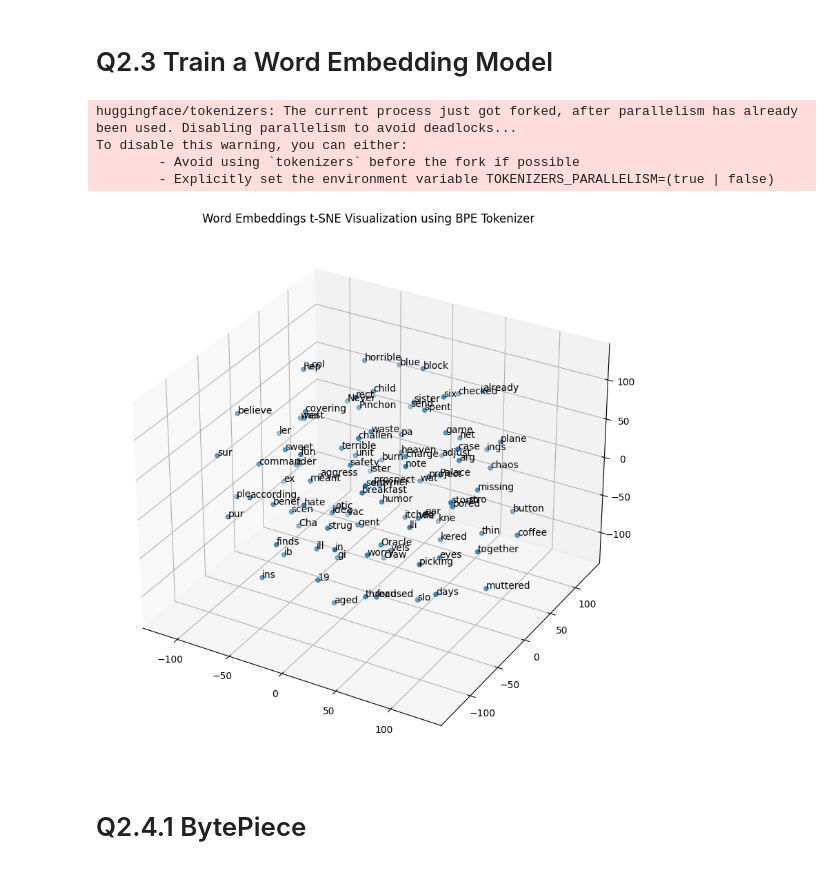
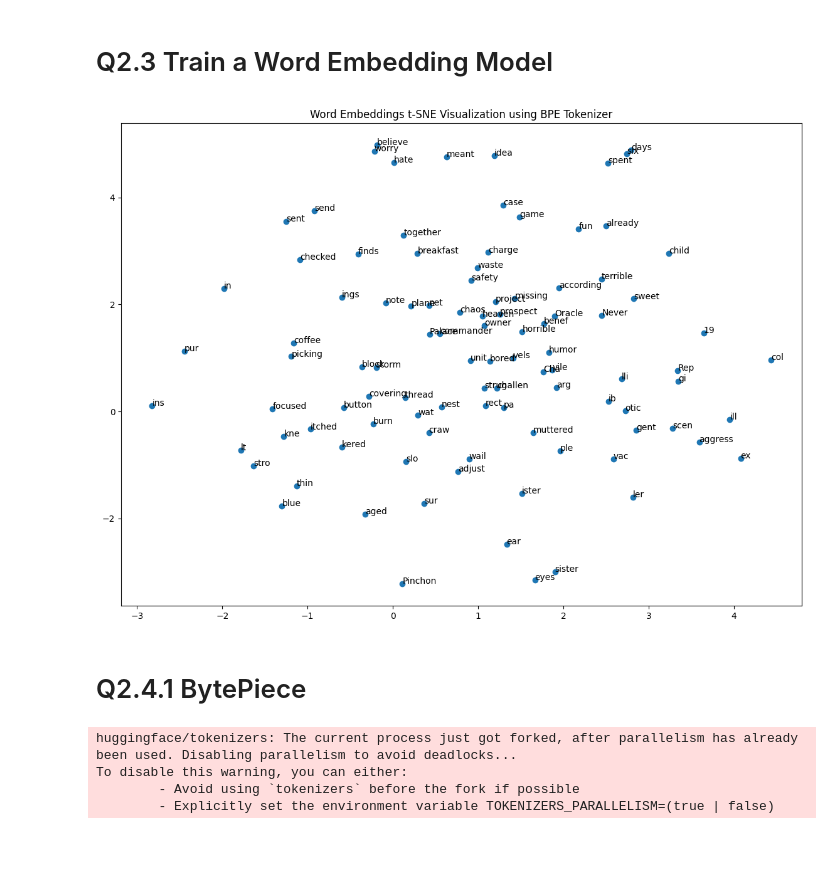
Before and after one commit to Zicheng2333/nlp_2024, a Jupyter notebook: ass01/12212609_谢子成.ipynb, the cells around one changed output. Cells and saved outputs as stored; diff of their text form; code cells hidden in the pictures.

```diff
--- a/ass01/12212609_谢子成.ipynb
+++ b/ass01/12212609_谢子成.ipynb
@@ -18,45 +18,39 @@ tokenizer.train(files=["data.txt"], trainer=trainer)
 import random
 import matplotlib.pyplot as plt
 from sklearn.manifold import TSNE
 from gensim.models import Word2Vec
 import numpy as np
 
 random.seed(114)
 np.random.seed(514)
 
-with open('data.txt','r',encoding='utf-8') as file:
+with open('data.txt', 'r', encoding='utf-8') as file:
     data = file.readlines()
 
-#sentences = [line.strip().split() for line in data]
 sentences = [tokenizer.encode(line.strip()).tokens for line in data]
 
 word2vec_model = Word2Vec(sentences, vector_size = 100, window=5, min_count=10, sg=0, workers=1, seed=0)
 
 words = list(word2vec_model.wv.index_to_key)
 random_words = random.sample(words,100)
 
 word_vectors = np.array([word2vec_model.wv[word] for word in random_words])
 
 # TODO visualization
-tsne = TSNE(n_components=3, random_state=114)
+tsne = TSNE(n_components=2, random_state=114)
 word_vectors_tsne = tsne.fit_transform(word_vectors)
 
-fig = plt.figure(figsize=(14, 10))
-ax = fig.add_subplot(111, projection='3d')
+plt.figure(figsize=(14, 10))
 
-ax.scatter(word_vectors_tsne[:, 0], word_vectors_tsne[:, 1], word_vectors_tsne[:, 2])
+plt.scatter(word_vectors_tsne[:, 0], word_vectors_tsne[:, 1])
 
 for i, word in enumerate(random_words):
-    ax.text(word_vectors_tsne[i, 0], word_vectors_tsne[i, 1], word_vectors_tsne[i, 2], word)
+    plt.text(word_vectors_tsne[i, 0], word_vectors_tsne[i, 1], word)
 
 plt.title("Word Embeddings t-SNE Visualization using BPE Tokenizer")
 plt.show()
 # %% [output]
-huggingface/tokenizers: The current process just got forked, after parallelism has already been used. Disabling parallelism to avoid deadlocks...
-To disable this warning, you can either:
-        - Avoid using `tokenizers` before the fork if possible
-        - Explicitly set the environment variable TOKENIZERS_PARALLELISM=(true | false)
-[figure, old version]
+[figure, new version]
 # %% [markdown]
 # Q2.4.1 BytePiece
 # %%
@@ -65,7 +59,7 @@ from bytepiece import Trainer, Tokenizer
 
 class corpus:
     def __iter__(self):
-        f = 'data.txt'
+        f = 'data3.txt'
         with open(f, 'r', encoding='utf-8') as f:
             content = f.read()
             for item in content.split('\n\n'):
@@ -76,6 +70,11 @@ class corpus:
 trainer = Trainer(order=6, max_vocab_size=6000, min_count=10)
 trainer.train(corpus(), workers=1, batch_size=1000)
 trainer.save('bytepiece.model')
+# %% [output]
+huggingface/tokenizers: The current process just got forked, after parallelism has already been used. Disabling parallelism to avoid deadlocks...
+To disable this warning, you can either:
+        - Avoid using `tokenizers` before the fork if possible
+        - Explicitly set the environment variable TOKENIZERS_PARALLELISM=(true | false)
 # %%
 bytepiece_tokenizer = Tokenizer('bytepiece.model')
 
```
Also changed, not shown: parts of 8 cells of this notebook, 1 other file.
